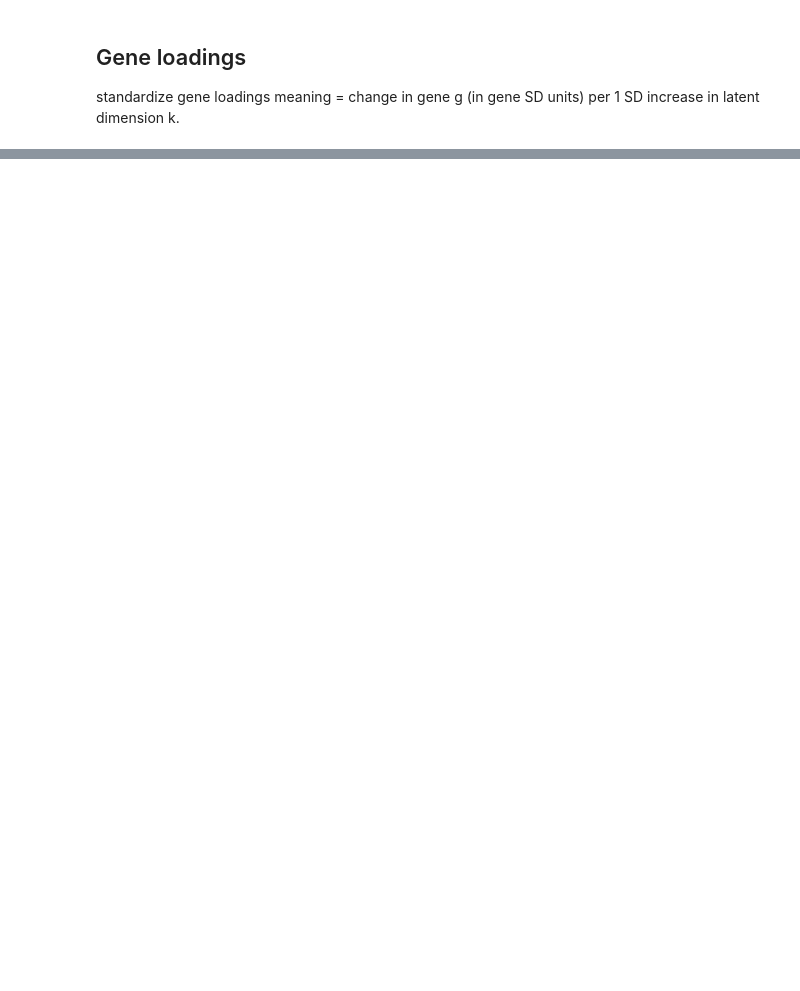
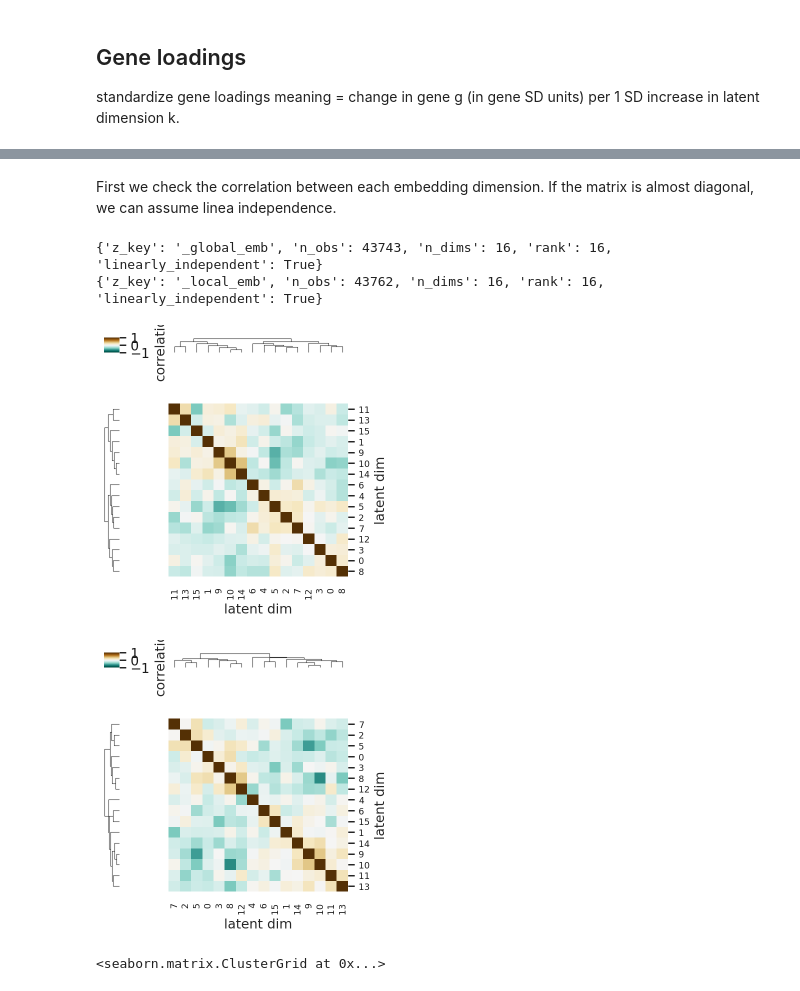
Before and after one commit to LLehner/interscale, a Jupyter notebook: docs/notebooks/2_gene_level_evaluation.ipynb, the cells around one changed output, grey strips where cells are left out. Cells and saved outputs as stored; diff of their text form; code cells hidden in the pictures; blank space fills up the shorter version.

```diff
--- a/docs/notebooks/2_gene_level_evaluation.ipynb
+++ b/docs/notebooks/2_gene_level_evaluation.ipynb
@@ -22,5 +28,12 @@ warnings.filterwarnings("ignore")
 # %%
 import interscale
 from interscale.config import load_config
-from interscale.evaluation import gene_loadings, gene_rank_analysis
-from interscale.tl import set_full_reproducibility
+from interscale.evaluation import (
+    gene_loadings,
+    calculate_gene_ranks,
+    latent_rank_report,
+    get_genes_dim,
+    calculate_dim_importance,
+)
+
+interscale.tl.set_full_reproducibility()
@@ -305,0 +114,22 @@ NameError: name 'dual_combined_model' is not defined
+# %% [markdown]
+First we check the correlation between each embedding dimension. If the matrix is almost diagonal, we can assume linea independence.
+# %%
+# Check rank:
+rep_global = latent_rank_report(adata, z_key="_global_emb")
+rep_local = latent_rank_report(adata, z_key="_local_emb")
+print(rep_global)
+print(rep_local)
+# %% [output]
+{'z_key': '_global_emb', 'n_obs': 43743, 'n_dims': 16, 'rank': 16, 'linearly_independent': True}
+{'z_key': '_local_emb', 'n_obs': 43762, 'n_dims': 16, 'rank': 16, 'linearly_independent': True}
+# %%
+interscale.pl.latent_correlation(
+    adata, z_key="_local_emb", vmax=1.0, cmap="BrBG_r", title="Local Embedding", figsize=(4, 4)
+)
+interscale.pl.latent_correlation(
+    adata, z_key="_global_emb", vmax=1.0, cmap="BrBG_r", title="Global Embedding", figsize=(4, 4)
+)
+# %% [output]
+[figure, added]
+[figure, added]
+<seaborn.matrix.ClusterGrid at 0x...>
```
Also changed, not shown: parts of 44 cells of this notebook, 20 other files.
